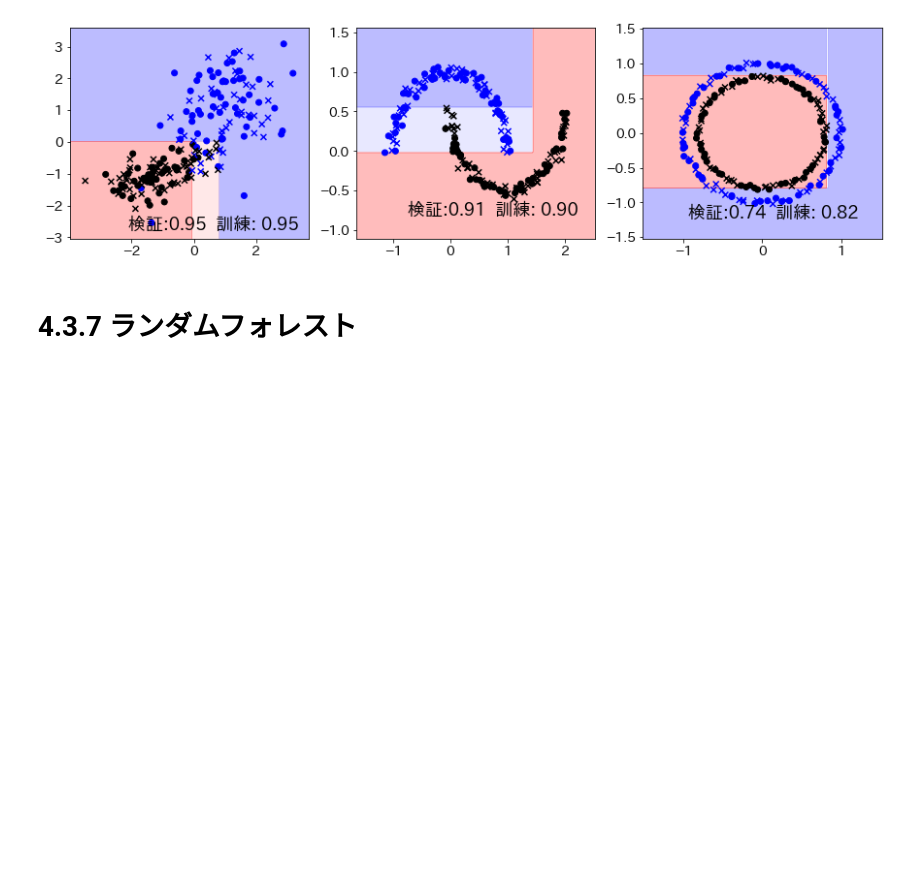
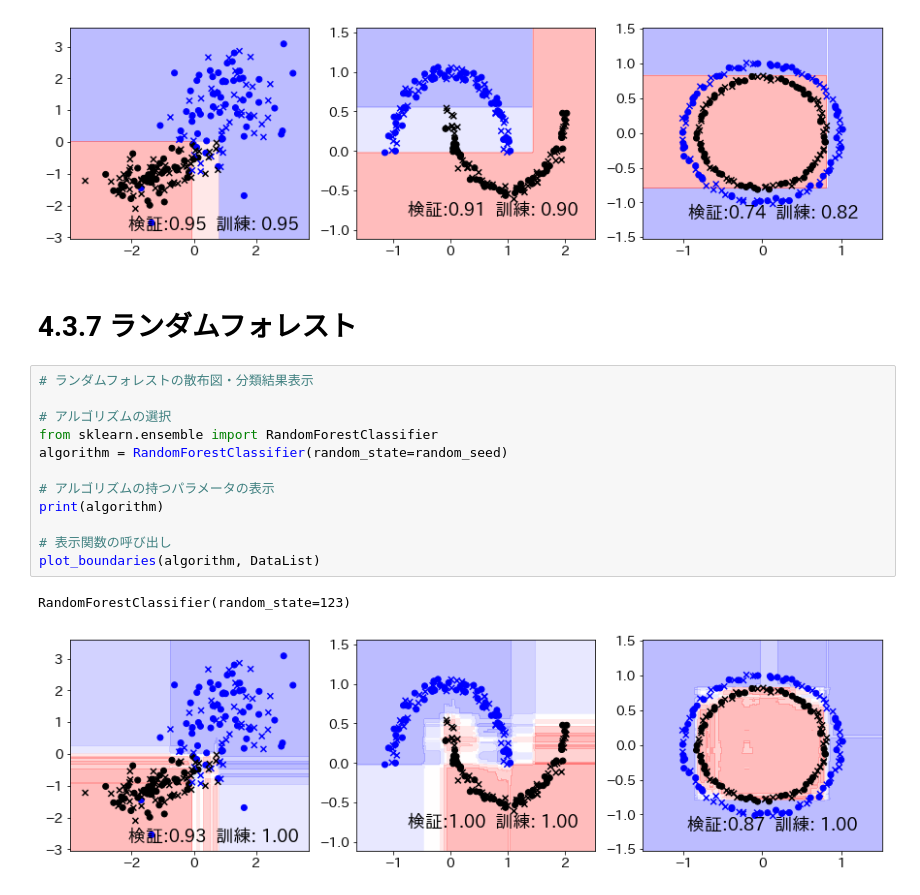
Before and after one commit to hirokimituya/book_create-profitable-AI-with-Python, a Jupyter notebook: ch04_03_algorithm.ipynb, the cells around one changed output. Saved outputs shown, nothing was run; the diff lists cells and outputs as text; blank space fills up the shorter version.

```diff
--- a/ch04_03_algorithm.ipynb
+++ b/ch04_03_algorithm.ipynb
@@ -283,3 +283,18 @@ DecisionTreeClassifier(max_depth=3, random_state=123)
 [figure]
 # %% [markdown]
 # 4.3.7 ランダムフォレスト
+# %%
+# ランダムフォレストの散布図・分類結果表示
+
+# アルゴリズムの選択
+from sklearn.ensemble import RandomForestClassifier
+algorithm = RandomForestClassifier(random_state=random_seed)
+
+# アルゴリズムの持つパラメータの表示
+print(algorithm)
+
+# 表示関数の呼び出し
+plot_boundaries(algorithm, DataList)
+# %% [output]
+RandomForestClassifier(random_state=123)
+[figure, added]
```
Also changed, not shown: parts of 2 cells of this notebook.
